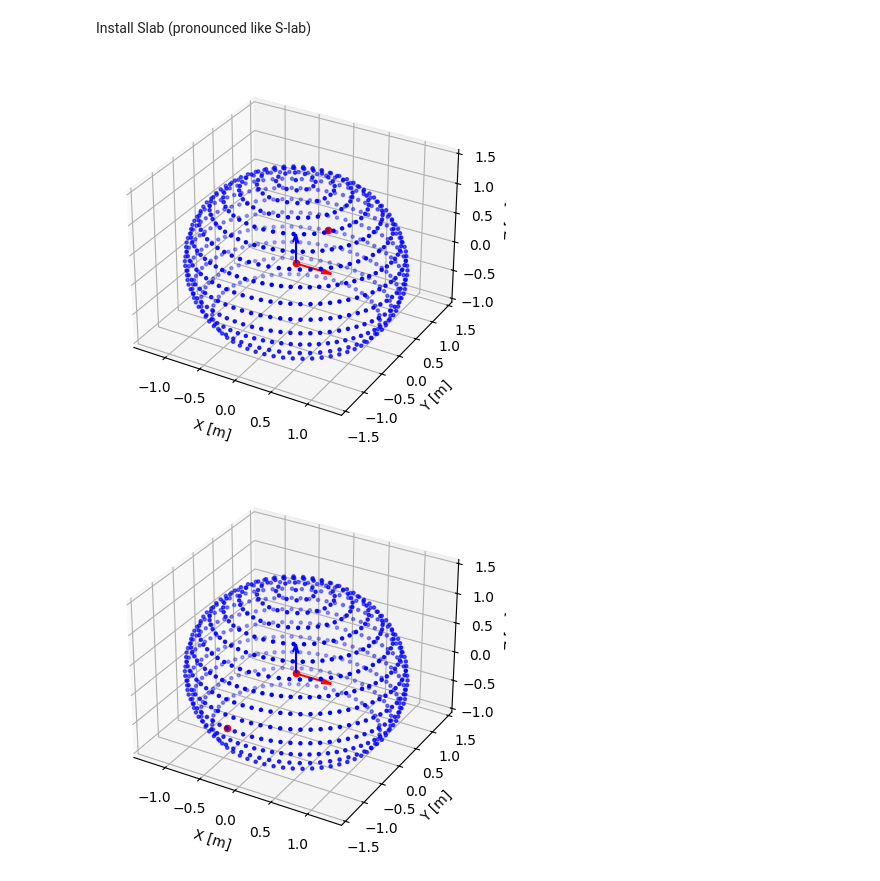
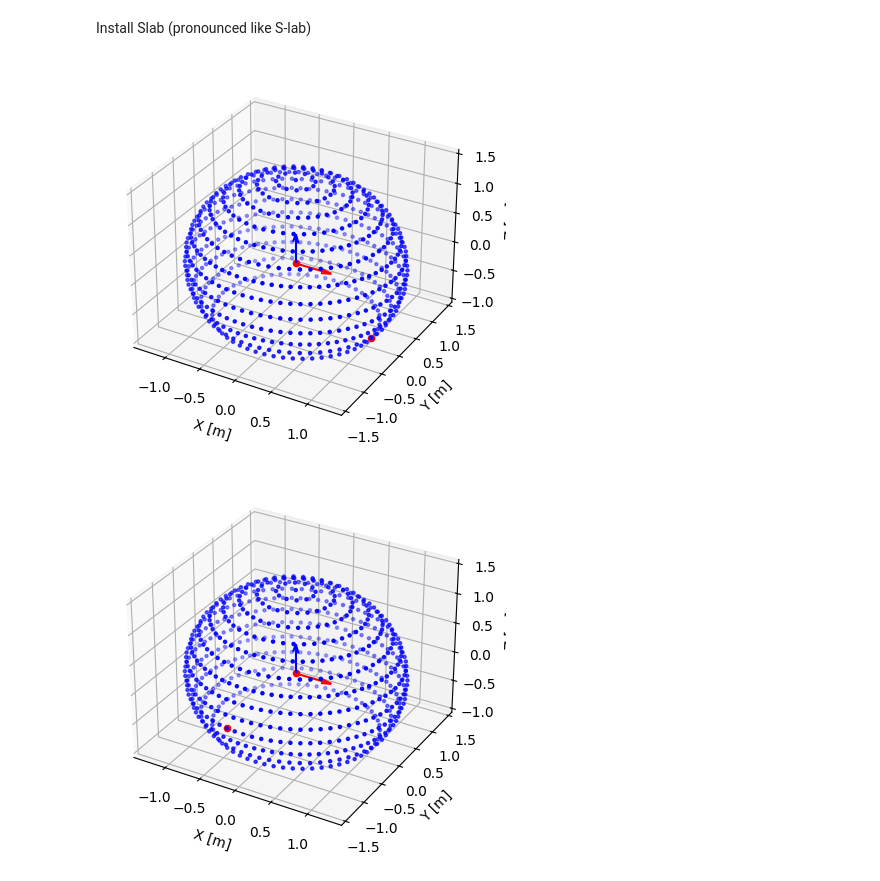
Before and after one commit to yunho-c/musical-intelligence, a Jupyter notebook: experiment_1.ipynb, the cells around one changed output. Saved outputs shown, nothing was run; the diff lists cells and outputs as text; code cells hidden in the pictures.

```diff
--- a/experiment_1.ipynb
+++ b/experiment_1.ipynb
@@ -21,9 +24,9 @@ hrtf = slab.HRTF.kemar()
 # %%
 hrtf = slab.HRTF.kemar()
 sourceidx = hrtf.cone_sources(0) + hrtf.elevation_sources(0)
-hrtf.plot_sources(208) # plot the sources in 3D, highlighting the selected sources
+hrtf.plot_sources(0) # plot the sources in 3D, highlighting the selected sources
 # %% [output]
-[figure, old version]
+[figure, new version]
 # %%
 hrtf.plot_sources(240)
 # %% [output]
```
Also changed, not shown: parts of 16 cells of this notebook, 5 other files.
